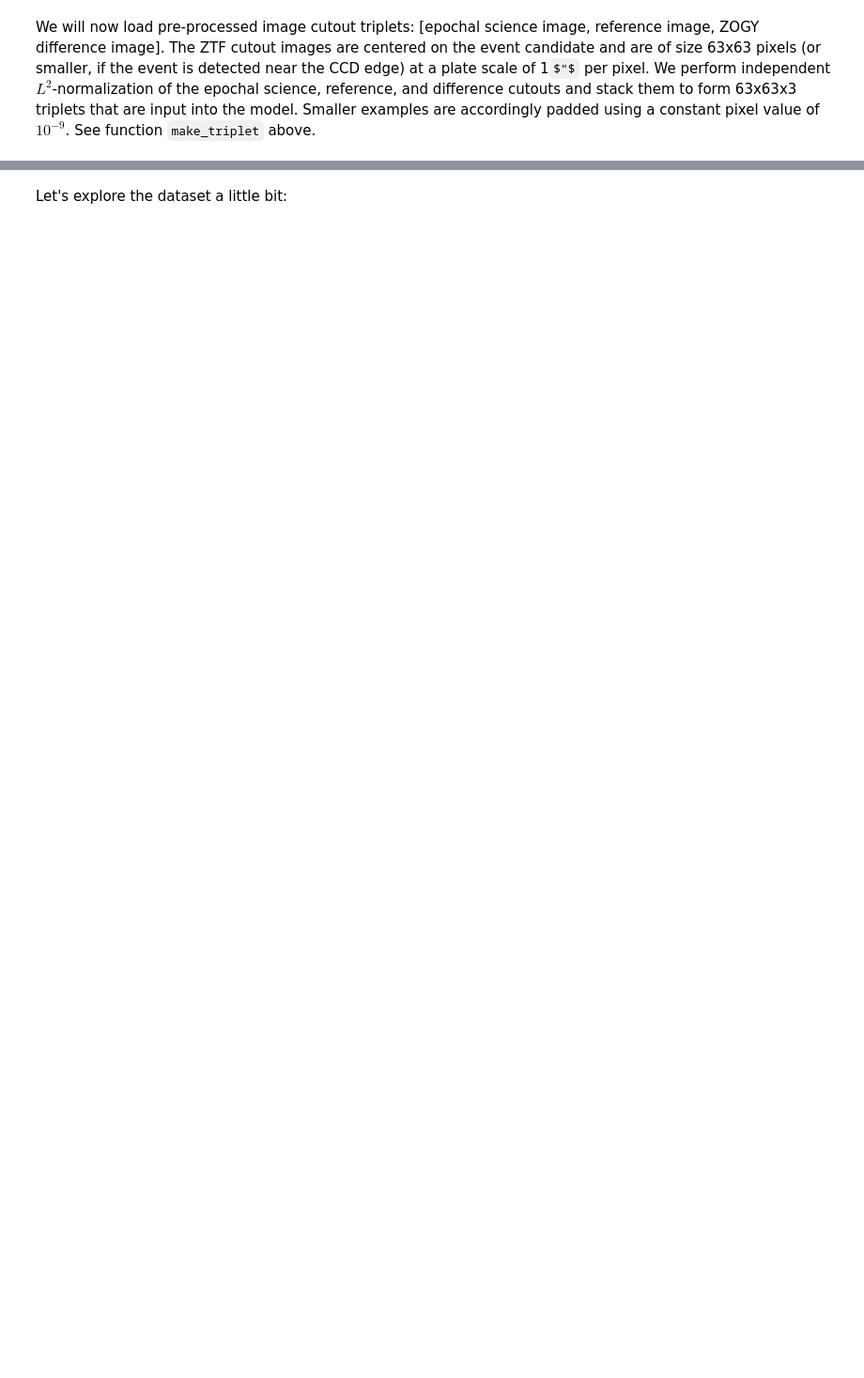
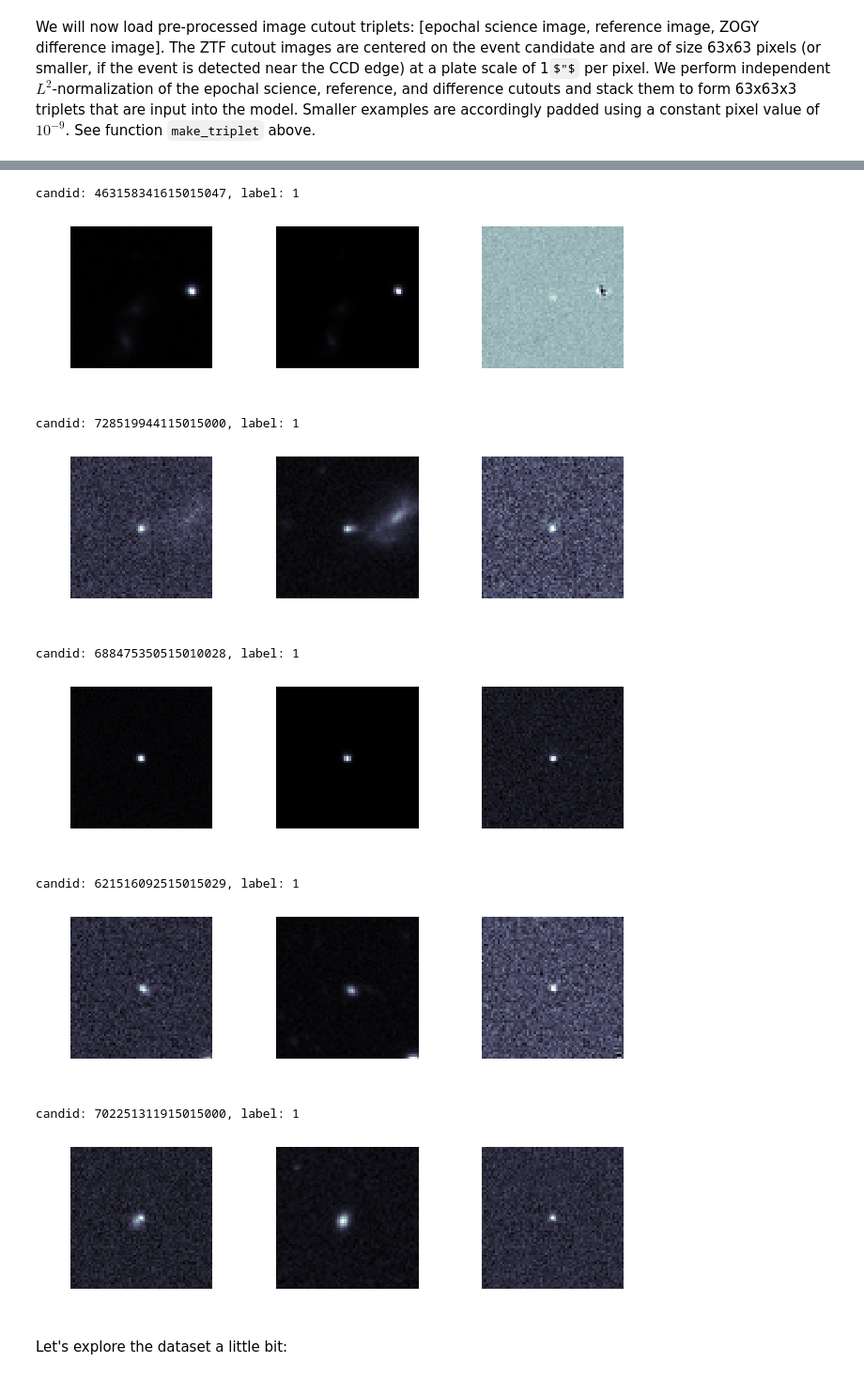
Before and after one commit to dmitryduev/braai, a Jupyter notebook: nb/braai_train.ipynb, the cells around one changed output, grey strips where cells are left out. Shown at 94% size. Cells and saved outputs as stored; diff of their text form; code cells hidden in the pictures; some formulas as TeX source; blank space fills up the shorter version.

```diff
--- a/nb/braai_train.ipynb
+++ b/nb/braai_train.ipynb
@@ -128,3 +153,30 @@ triplets = np.load('triplets.npy', mmap_mode='r')
+# %%
+ind = np.random.randint(0, high=len(df), size=5)
+for ii in ind:
+    print(f'candid: {df.loc[ii, "candid"]}, label: {df.loc[ii, "label"]}')
+    fig = plt.figure(figsize=(8, 2), dpi=100)
+    triplet = triplets[ii, :]
+    ax = fig.add_subplot(131)
+    ax.axis('off')
+    ax.imshow(triplet[:, :, 0], origin='lower', cmap=plt.cm.bone)
+    ax2 = fig.add_subplot(132)
+    ax2.axis('off')
+    ax2.imshow(triplet[:, :, 1], origin='lower', cmap=plt.cm.bone)
+    ax3 = fig.add_subplot(133)
+    ax3.axis('off')
+    ax3.imshow(triplet[:, :, 2], origin='lower', cmap=plt.cm.bone)
+    plt.show()
+# %% [output]
+candid: 463158341615015047, label: 1
+[figure, added]
+candid: 728519944115015000, label: 1
+[figure, added]
+candid: 688475350515010028, label: 1
+[figure, added]
+candid: 621516092515015029, label: 1
+[figure, added]
+candid: 702251311915015000, label: 1
+[figure, added]
 # %% [markdown]
 Let's explore the dataset a little bit:
 # %%
```
Also changed, not shown: parts of 17 cells of this notebook.
